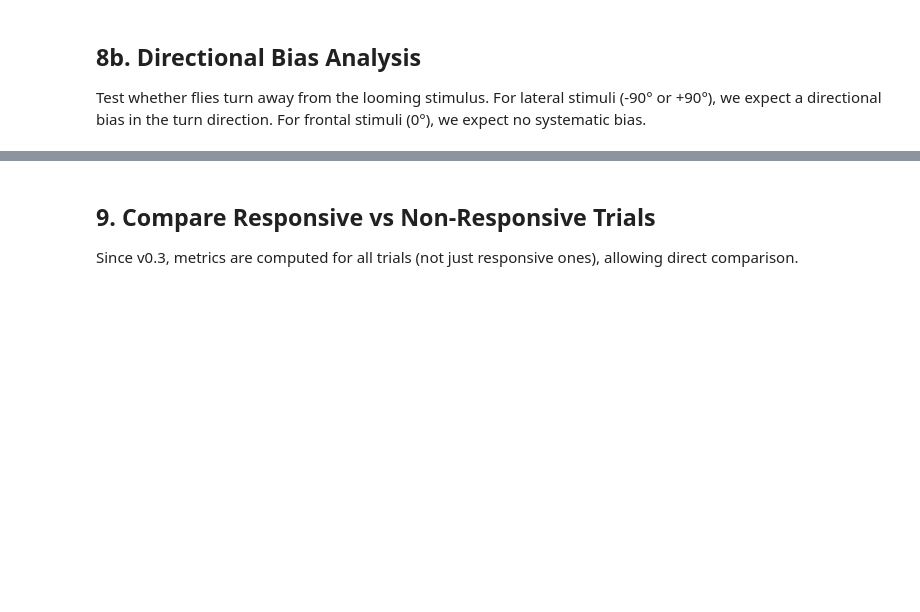
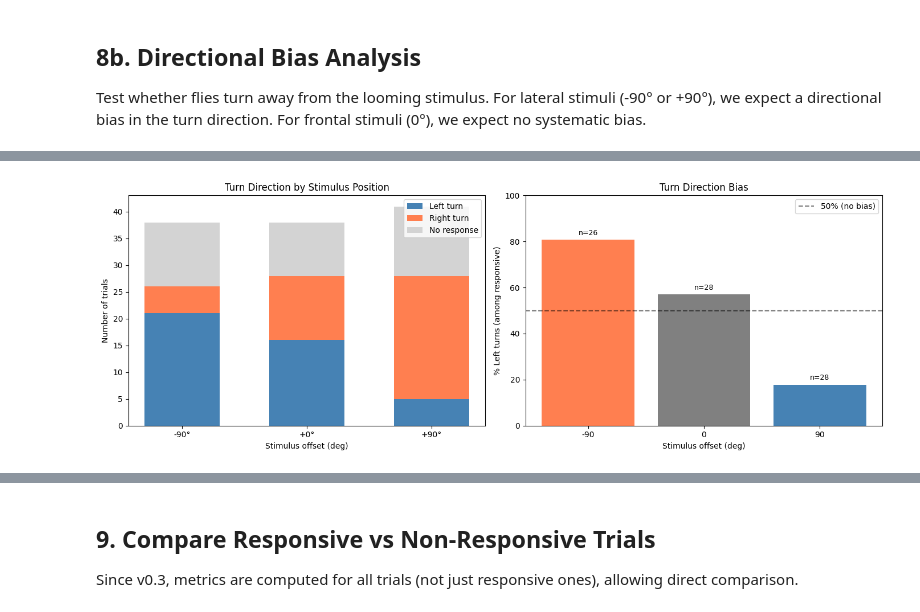
Before and after one commit to elhananby/braidz_analysis, a Jupyter notebook: notebooks/04_visual_stim_analysis.ipynb, the cells around one changed output, grey strips where cells are left out. Saved outputs shown, nothing was run; the diff lists cells and outputs as text; code cells hidden in the pictures; blank space fills up the shorter version.

```diff
--- a/notebooks/04_visual_stim_analysis.ipynb
+++ b/notebooks/04_visual_stim_analysis.ipynb
@@ -326,7 +325,9 @@ offsets = sorted(results.metadata["stimulus_offset_deg"].unique())
 colors = plt.cm.coolwarm(np.linspace(0, 1, len(offsets)))
 
 for offset, color in zip(offsets, colors):
-    mask = (results.metrics['responded'] == True) & (results.metadata['stimulus_offset_deg'] == offset)
+    mask = (results.metrics["responded"] == True) & (
+        results.metadata["stimulus_offset_deg"] == offset
+    )
     subset = results.filter(mask=mask)
     # subset = results.filter(stimulus_offset_deg=offset)
     if len(subset) > 0:
@@ -491,57 +512,57 @@ x = np.arange(len(offsets))
 width = 0.6
 
 bottom = np.zeros(len(offsets))
-colors = {'Left turn': 'steelblue', 'Right turn': 'coral', 'No response': 'lightgray'}
+colors = {"Left turn": "steelblue", "Right turn": "coral", "No response": "lightgray"}
 
-for direction in ['Left turn', 'Right turn', 'No response']:
+for direction in ["Left turn", "Right turn", "No response"]:
     values = turn_counts[direction].values
     ax.bar(x, values, width, bottom=bottom, label=direction, color=colors[direction])
     bottom += values
 
 ax.set_xticks(x)
-ax.set_xticklabels([f'{o:+.0f}°' for o in offsets])
-ax.set_xlabel('Stimulus offset (deg)')
-ax.set_ylabel('Number of trials')
-ax.set_title('Turn Direction by Stimulus Position')
+ax.set_xticklabels([f"{o:+.0f}°" for o in offsets])
+ax.set_xlabel("Stimulus offset (deg)")
+ax.set_ylabel("Number of trials")
+ax.set_title("Turn Direction by Stimulus Position")
 ax.legend()
 
 # Right plot: Percentage of responsive trials that turned left vs right
 ax = axes[1]
 
 # Calculate left turn bias among responsive trials only
-responsive_df = analysis_df[analysis_df['responded']]
+responsive_df = analysis_df[analysis_df["responded"]]
 bias_data = []
 
 for offset in offsets:
-    subset = responsive_df[responsive_df['stimulus_offset_deg'] == offset]
+    subset = responsive_df[responsive_df["stimulus_offset_deg"] == offset]
     n_total = len(subset)
     if n_total > 0:
-        n_left = (subset['turn_direction'] == 'Left turn').sum()
-        n_right = (subset['turn_direction'] == 'Right turn').sum()
+        n_left = (subset["turn_direction"] == "Left turn").sum()
+        n_right = (subset["turn_direction"] == "Right turn").sum()
         pct_left = n_left / n_total * 100
-        bias_data.append({
-            'offset': offset,
-            'pct_left': pct_left,
-            'pct_right': 100 - pct_left,
-            'n': n_total
-        })
+        bias_data.append(
+            {"offset": offset, "pct_left": pct_left, "pct_right": 100 - pct_left, "n": n_total}
+        )
 
 bias_df = pd.DataFrame(bias_data)
 
 # Bar chart showing % left turns (with 50% line for reference)
-bars = ax.bar(bias_df['offset'].astype(str), bias_df['pct_left'],
-              color=['coral' if o < 0 else 'steelblue' if o > 0 else 'gray'
-                     for o in bias_df['offset']])
-ax.axhline(50, color='black', linestyle='--', alpha=0.5, label='50% (no bias)')
-ax.set_xlabel('Stimulus offset (deg)')
-ax.set_ylabel('% Left turns (among responsive)')
-ax.set_title('Turn Direction Bias')
+bars = ax.bar(
+    bias_df["offset"].astype(str),
+    bias_df["pct_left"],
+    color=["coral" if o < 0 else "steelblue" if o > 0 else "gray" for o in bias_df["offset"]],
+)
+ax.axhline(50, color="black", linestyle="--", alpha=0.5, label="50% (no bias)")
+ax.set_xlabel("Stimulus offset (deg)")
+ax.set_ylabel("% Left turns (among responsive)")
+ax.set_title("Turn Direction Bias")
 ax.set_ylim(0, 100)
 ax.legend()
 
 # Add n values
 for i, row in bias_df.iterrows():
-    ax.annotate(f'n={row["n"]:.0f}', xy=(i, row['pct_left'] + 2), ha='center', fontsize=9)
+    ax.annotate(f"n={row['n']:.0f}", xy=(i, row["pct_left"] + 2), ha="center", fontsize=9)
 
 plt.tight_layout()
 plt.show()
+# %% [output]
@@ -548,3 +571,4 @@ plt.show()
+[figure, added]
 # %%
 # Statistical test: Is the turn direction significantly biased?
 # Use binomial test against 50% (no bias) null hypothesis
```
Also changed, not shown: parts of 9 cells of this notebook, 2 other files.
